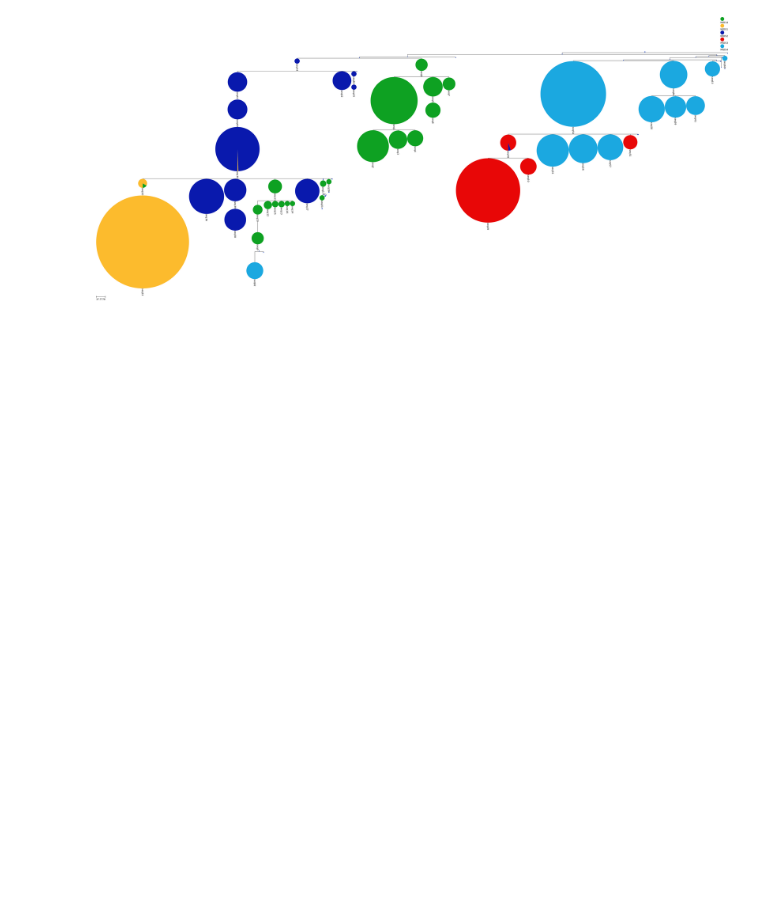
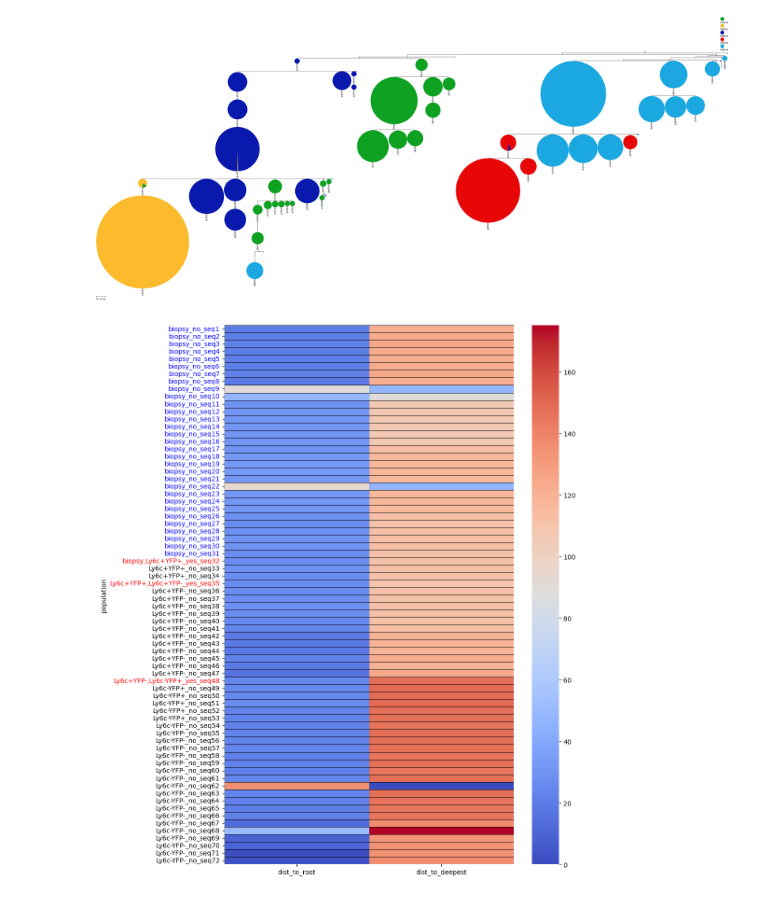
Before and after one commit to hieunguyen4193/sc_bulk_BCR_data_analysis, a Jupyter notebook: Tree08_where_are_biopsy_nodes_on_the_tree.ipynb, the cells around one changed output. Saved outputs shown, nothing was run; the diff lists cells and outputs as text; code cells hidden in the pictures; blank space fills up the shorter version.

```diff
--- a/Tree08_where_are_biopsy_nodes_on_the_tree.ipynb
+++ b/Tree08_where_are_biopsy_nodes_on_the_tree.ipynb
@@ -95,3 +96,49 @@ seqdf = seqdf.merge(idmapdf, right_on = "seq", left_on = "seq")
 treeobj.tree.render(f"%%inline", tree_style=ts)
 # %% [output]
 [figure]
+# %%
+df = pd.DataFrame(data = seqdf.seqid.unique(), columns = ["seqid"])
+df["population"] = df["seqid"].apply(lambda x: ",".join(seqdf[seqdf["seqid"] == x]["population"].values)
+                                     if len(seqdf[seqdf["seqid"] == x]["population"].unique()) > 1 else seqdf[seqdf["seqid"] == x]["population"].values[0])
+df["MID"] = df["seqid"].apply(lambda x: ",".join(seqdf[seqdf["seqid"] == x]["MID"].values)
+                                     if len(seqdf[seqdf["seqid"] == x]["MID"].unique()) > 1 else seqdf[seqdf["seqid"] == x]["MID"].values[0])
+df["mixed_node"] = df["population"].apply(lambda x: "yes" if "," in x else "no")
+
+df["dist_to_root"] = df["seqid"].apply(lambda x: treeobj.node_depth(node = [item for item in treeobj.nodes if item.name == x][0], topo = False))
+df["topo_dist_to_root"] = df["seqid"].apply(lambda x: treeobj.node_depth(node = [item for item in treeobj.nodes if item.name == x][0], topo = True))
+
+deepest_node = df[df["dist_to_root"] == df["dist_to_root"].max()].seqid.unique()[0]
+
+df["dist_to_deepest"] = df["seqid"].apply(lambda x: treeobj.tree.get_distance(x, deepest_node) if x != deepest_node else 0)
+df["topo_dist_to_deepest"] = df["seqid"].apply(lambda x: treeobj.tree.get_distance(x, deepest_node, topology_only= True) if x != deepest_node else 0)
+# %%
+
+heatmap_plotdf = df[["seqid",'population', "mixed_node", 'dist_to_root', 'dist_to_deepest']]
+heatmap_plotdf["population"] = heatmap_plotdf[["population", "mixed_node", "seqid"]].apply(lambda x: "_".join(x), axis = 1)
+heatmap_plotdf = heatmap_plotdf.drop(["mixed_node", "seqid"], axis = 1).set_index("population")
+plt.figure(figsize= (10, 15))
+sns.heatmap(heatmap_plotdf, cmap="coolwarm", cbar=-1, linewidths=0.5, linecolor='black')
+for tick_label in plt.gca().get_yticklabels():
+    tick_text = tick_label.get_text()
+    if "yes" in tick_text:
+        tick_label.set_color('red')
+    elif "biopsy" in tick_text:
+        tick_label.set_color('blue')
+    else:
+        tick_label.set_color('black')
+
+df["population2"] = df["population"].apply(lambda x: "biopsy" if x == "biopsy" else "other")
+min_val = dict()
+max_val = dict()
+mean_val = dict()
+
+for dist_type in ["dist_to_root", "dist_to_deepest"]:
+    min_val[dist_type] = dict()
+    max_val[dist_type] = dict()
+    mean_val[dist_type] = dict()
+    for group in df.population2.unique():
+        min_val[dist_type][group] = df.groupby("population2")[dist_type].min()[group]
+        max_val[dist_type][group] = df.groupby("population2")[dist_type].max()[group]
+        mean_val[dist_type][group] = df.groupby("population2")[dist_type].mean()[group]
+# %% [output]
+[figure, added]
```
Also changed, not shown: parts of 1 cell of this notebook.
